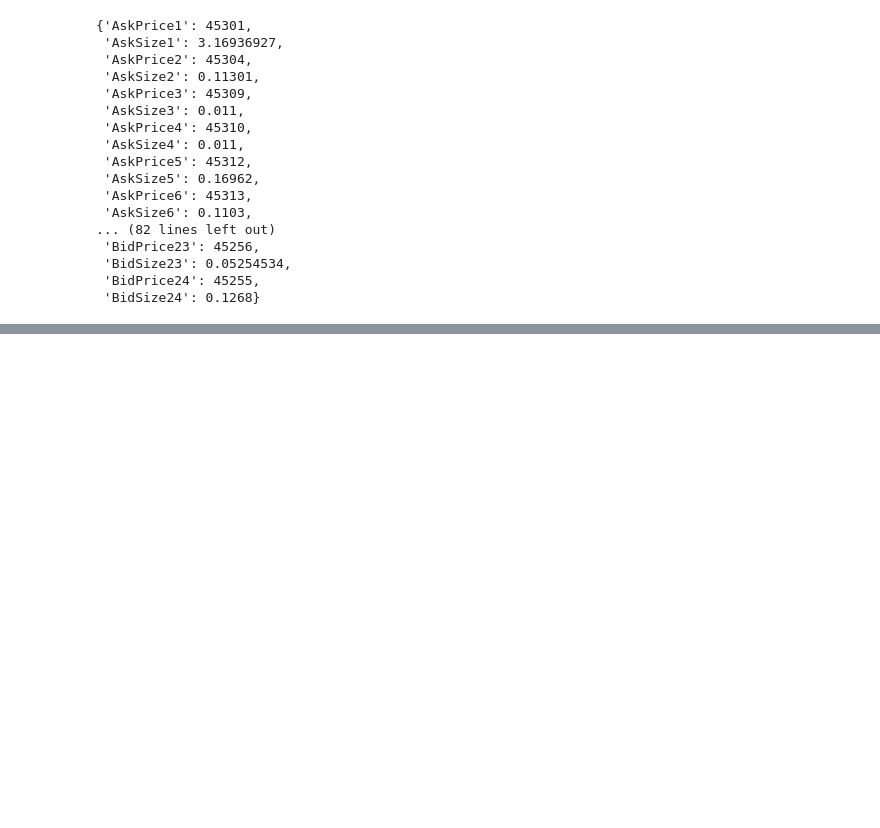
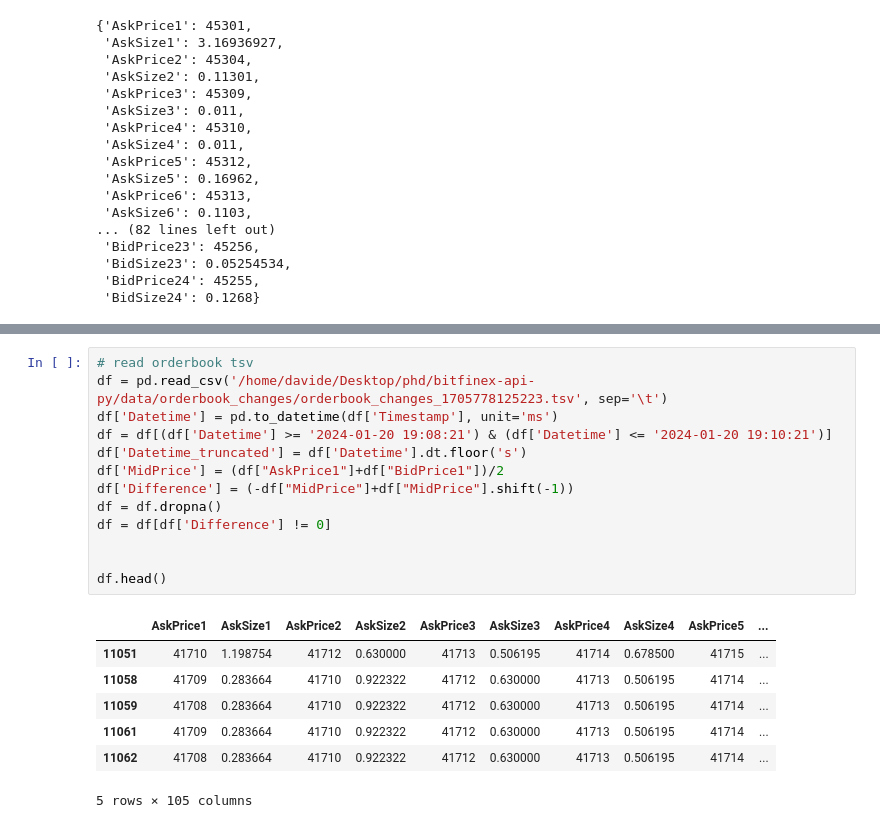
Before and after one commit to daxus4/bitfinex_orderbook_live, a Jupyter notebook: examples/websocket/public/convert_ob_updates_to_timed_ob.ipynb, the cells around one changed output, grey strips where cells are left out. Saved outputs shown, nothing was run; the diff lists cells and outputs as text; blank space fills up the shorter version.

```diff
--- a/examples/websocket/public/convert_ob_updates_to_timed_ob.ipynb
+++ b/examples/websocket/public/convert_ob_updates_to_timed_ob.ipynb
@@ -284,0 +321,21 @@ second
+# %%
+# read orderbook tsv
+df = pd.read_csv('/home/davide/Desktop/phd/bitfinex-api-py/data/orderbook_changes/orderbook_changes_1705778125223.tsv', sep='\t')
+df['Datetime'] = pd.to_datetime(df['Timestamp'], unit='ms')
+df = df[(df['Datetime'] >= '2024-01-20 19:08:21') & (df['Datetime'] <= '2024-01-20 19:10:21')]
+df['Datetime_truncated'] = df['Datetime'].dt.floor('s')
+df['MidPrice'] = (df["AskPrice1"]+df["BidPrice1"])/2
+df['Difference'] = (-df["MidPrice"]+df["MidPrice"].shift(-1))
+df = df.dropna()
+df = df[df['Difference'] != 0]
+
+
+df.head()
+# %% [output]
+|  | AskPrice1 | AskSize1 | AskPrice2 | AskSize2 | AskPrice3 | AskSize3 | AskPrice4 | AskSize4 | AskPrice5 | ... |
+| 11051 | 41710 | 1.198754 | 41712 | 0.630000 | 41713 | 0.506195 | 41714 | 0.678500 | 41715 | ... |
+| 11058 | 41709 | 0.283664 | 41710 | 0.922322 | 41712 | 0.630000 | 41713 | 0.506195 | 41714 | ... |
+| 11059 | 41708 | 0.283664 | 41710 | 0.922322 | 41712 | 0.630000 | 41713 | 0.506195 | 41714 | ... |
+| 11061 | 41709 | 0.283664 | 41710 | 0.922322 | 41712 | 0.630000 | 41713 | 0.506195 | 41714 | ... |
+| 11062 | 41708 | 0.283664 | 41710 | 0.922322 | 41712 | 0.630000 | 41713 | 0.506195 | 41714 | ... |
+5 rows × 105 columns
```
Also changed, not shown: parts of 3 cells of this notebook, 1 other file.
